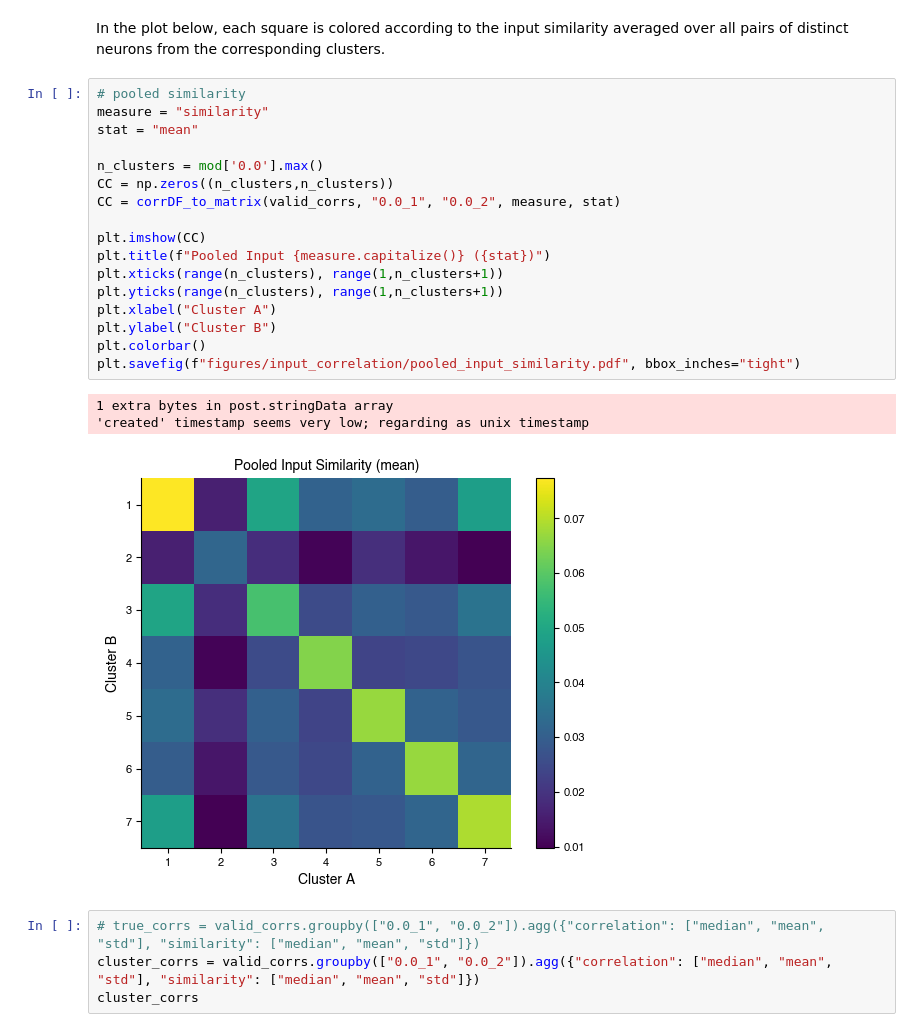
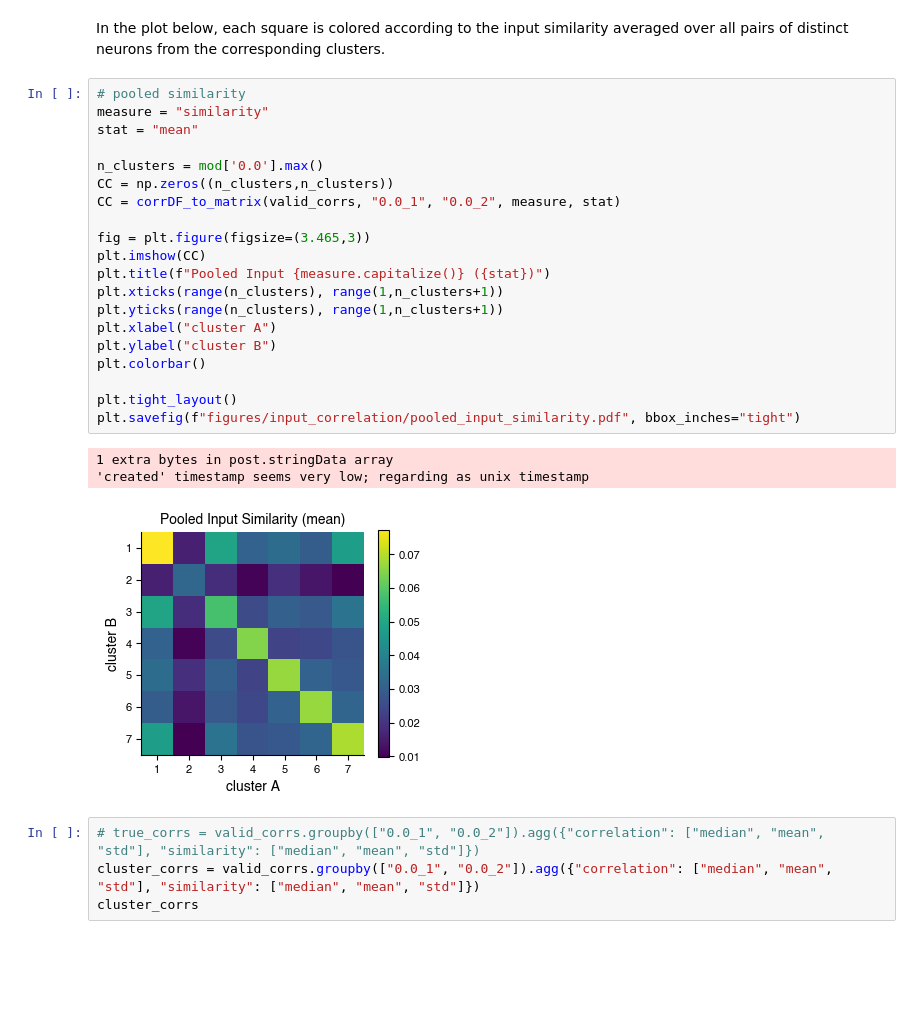
Before and after one commit to Gutierrez-lab/oviIN-inputs, a Jupyter notebook: pooled_similarity.ipynb, the cells around one changed output. Drawn from its saved outputs; the diff is of its cells as text; blank space fills up the shorter version.

```diff
--- a/pooled_similarity.ipynb
+++ b/pooled_similarity.ipynb
@@ -173,24 +173,27 @@ In the plot below, each square is colored according to the input similarity aver
 # %%
 # pooled similarity
 measure = "similarity"
 stat = "mean"
 
 n_clusters = mod['0.0'].max()
 CC = np.zeros((n_clusters,n_clusters))
 CC = corrDF_to_matrix(valid_corrs, "0.0_1", "0.0_2", measure, stat)
 
+fig = plt.figure(figsize=(3.465,3))
 plt.imshow(CC)
 plt.title(f"Pooled Input {measure.capitalize()} ({stat})")
 plt.xticks(range(n_clusters), range(1,n_clusters+1))
 plt.yticks(range(n_clusters), range(1,n_clusters+1))
-plt.xlabel("Cluster A")
-plt.ylabel("Cluster B")
+plt.xlabel("cluster A")
+plt.ylabel("cluster B")
 plt.colorbar()
+
+plt.tight_layout()
 plt.savefig(f"figures/input_correlation/pooled_input_similarity.pdf", bbox_inches="tight")
 # %% [output]
 1 extra bytes in post.stringData array
 'created' timestamp seems very low; regarding as unix timestamp
-[figure, old version]
+[figure, new version]
 # %%
 # true_corrs = valid_corrs.groupby(["0.0_1", "0.0_2"]).agg({"correlation": ["median", "mean", "std"], "similarity": ["median", "mean", "std"]})
 cluster_corrs = valid_corrs.groupby(["0.0_1", "0.0_2"]).agg({"correlation": ["median", "mean", "std"], "similarity": ["median", "mean", "std"]})
```
Also changed, not shown: parts of 5 cells of this notebook, 6 other files.
